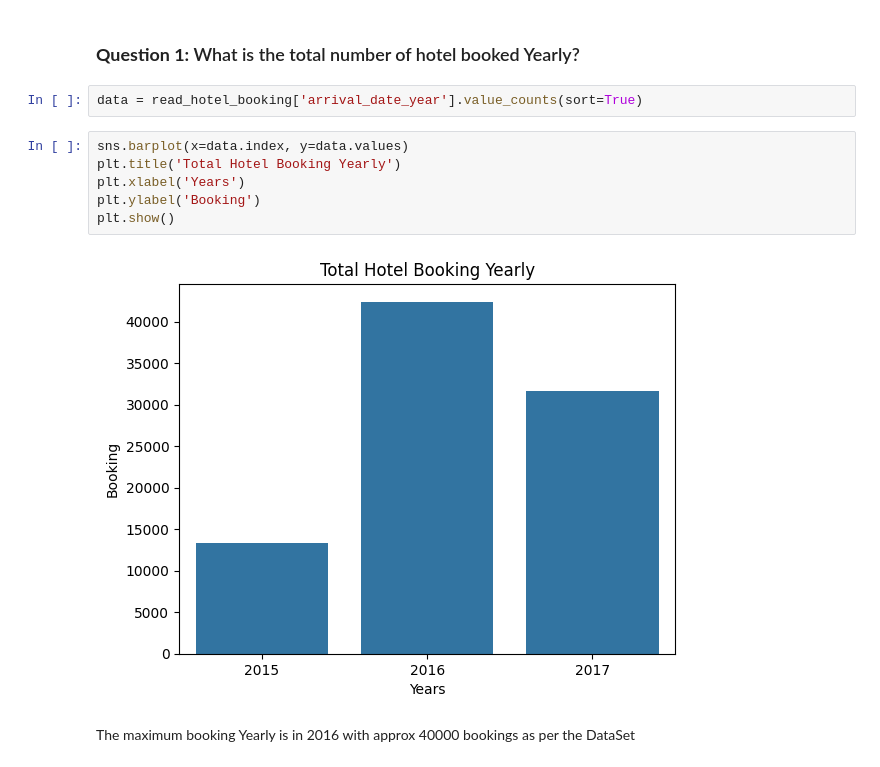
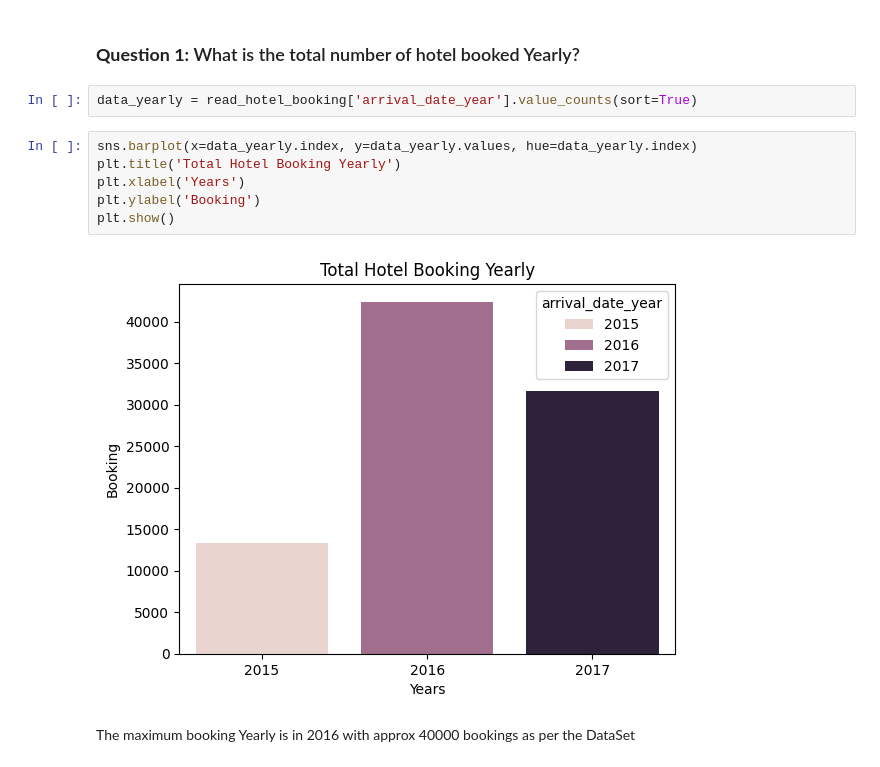
Before and after one commit to Debarpan200/EDA-Hotel-Booking-Analysis, a Jupyter notebook: Hotel_Booking_Analysis_Capstone_Project.ipynb, the cells around one changed output. Saved outputs shown, nothing was run; the diff lists cells and outputs as text.

```diff
--- a/Hotel_Booking_Analysis_Capstone_Project.ipynb
+++ b/Hotel_Booking_Analysis_Capstone_Project.ipynb
@@ -329,15 +329,15 @@ read_hotel_booking.describe()
 # %% [markdown]
 ### **Question 1:** What is the total number of hotel booked Yearly?
 # %%
-data = read_hotel_booking['arrival_date_year'].value_counts(sort=True)
+data_yearly = read_hotel_booking['arrival_date_year'].value_counts(sort=True)
 # %%
-sns.barplot(x=data.index, y=data.values)
+sns.barplot(x=data_yearly.index, y=data_yearly.values, hue=data_yearly.index)
 plt.title('Total Hotel Booking Yearly')
 plt.xlabel('Years')
 plt.ylabel('Booking')
 plt.show()
 # %% [output]
-[figure, old version]
+[figure, new version]
 # %% [markdown]
 The maximum booking Yearly is in 2016 with approx 40000 bookings as per the DataSet
 # %% [markdown]
```
Also changed, not shown: parts of 14 cells of this notebook.
